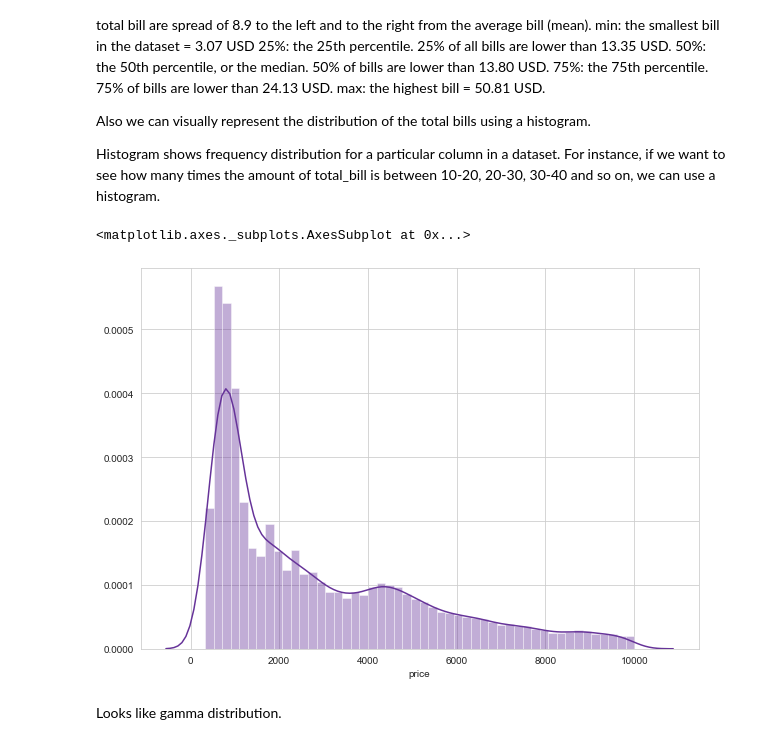
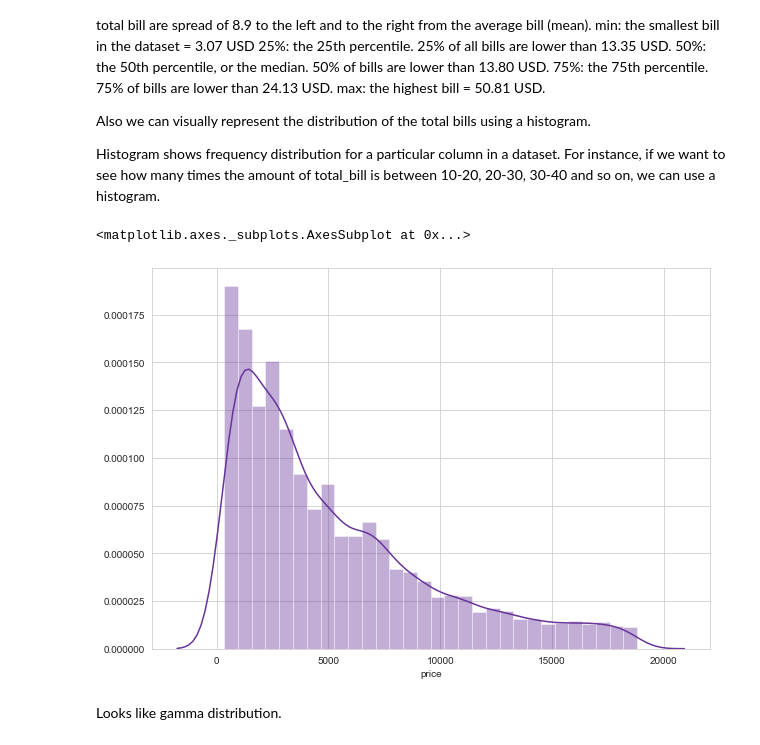
Before and after one commit to JuliaMal/ProgDA_Project2, a Jupyter notebook: Project_Diamonds.ipynb, the cells around one changed output. Cells and saved outputs as stored; diff of their text form; code cells hidden in the pictures.

```diff
--- a/Project_Diamonds.ipynb
+++ b/Project_Diamonds.ipynb
@@ -8,7 +8,7 @@ import matplotlib
 import seaborn as sns
 # %%
 # Importing the tips dataset from the local file
-df = pd.read_csv("diamonds_V2.csv")
+df = pd.read_csv("diamonds_V6.csv")
 df.head()
 # %% [output]
 |  | price | carat | total_depth_% | table | length | width | depth | cut | color | clarity | ... |
@@ -40,10 +40,10 @@ Histogram shows frequency distribution for a particular column in a dataset. For
 # %%
 sns.set_style("whitegrid")
 fig = plt.figure(figsize=(10,7))
-sns.distplot(df['price'], color="rebeccapurple", bins = 50)
+sns.distplot(df['price'], color="rebeccapurple", bins = 30)
 # %% [output]
 <matplotlib.axes._subplots.AxesSubplot at 0x...>
-[figure, old version]
+[figure, new version]
 # %% [markdown]
 Looks like gamma distribution.
 # %%
```
Also changed, not shown: parts of 13 cells of this notebook, 2 other files.
